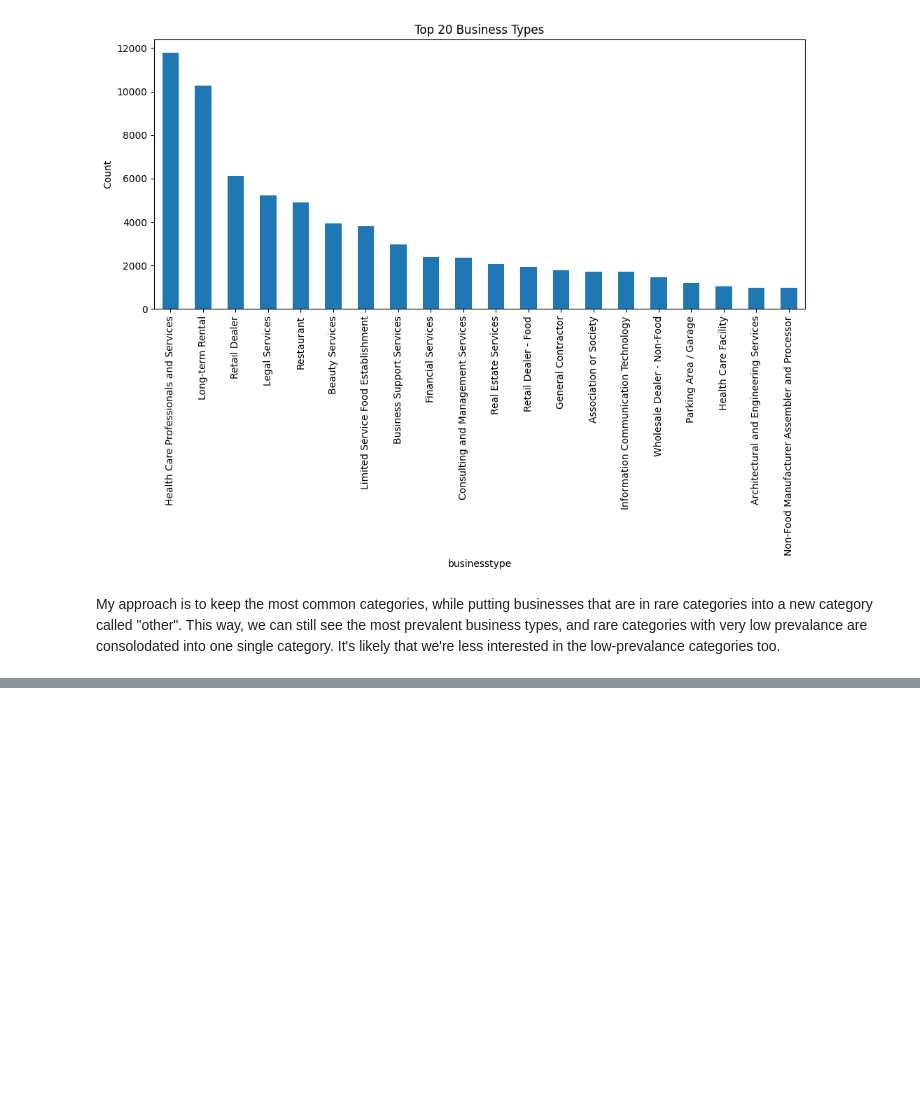
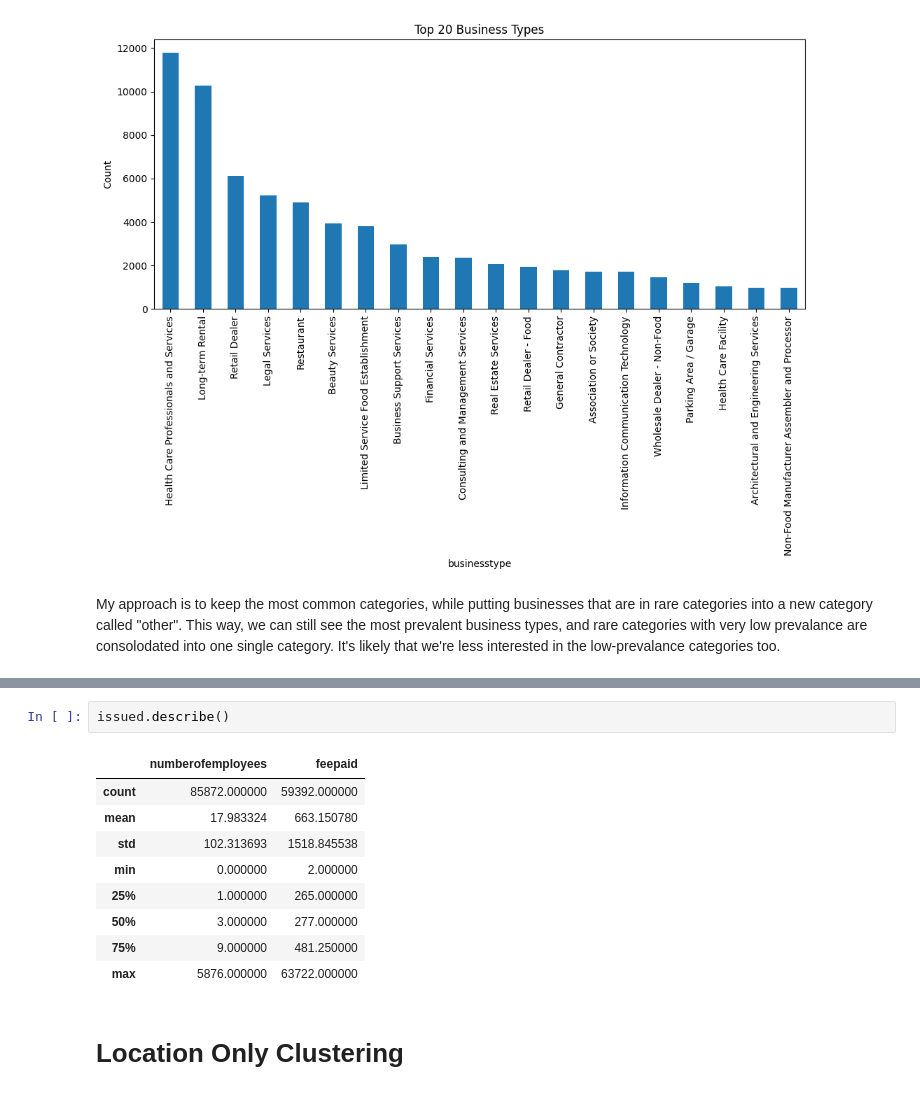
Before and after one commit to zlwym/Assignment03, a Jupyter notebook: iat461_a3_zoemann_301452821.ipynb, the cells around one changed output, grey strips where cells are left out. Drawn from its saved outputs; the diff is of its cells as text; blank space fills up the shorter version.

```diff
--- a/iat461_a3_zoemann_301452821.ipynb
+++ b/iat461_a3_zoemann_301452821.ipynb
@@ -234,0 +295,14 @@ dtype: int64
+# %%
+issued.describe()
+# %% [output]
+|  | numberofemployees | feepaid |
+| count | 85872.000000 | 59392.000000 |
+| mean | 17.983324 | 663.150780 |
+| std | 102.313693 | 1518.845538 |
+| min | 0.000000 | 2.000000 |
+| 25% | 1.000000 | 265.000000 |
+| 50% | 3.000000 | 277.000000 |
+| 75% | 9.000000 | 481.250000 |
+| max | 5876.000000 | 63722.000000 |
+# %% [markdown]
+# **Location Only Clustering**
```
Also changed, not shown: parts of 10 cells of this notebook.
